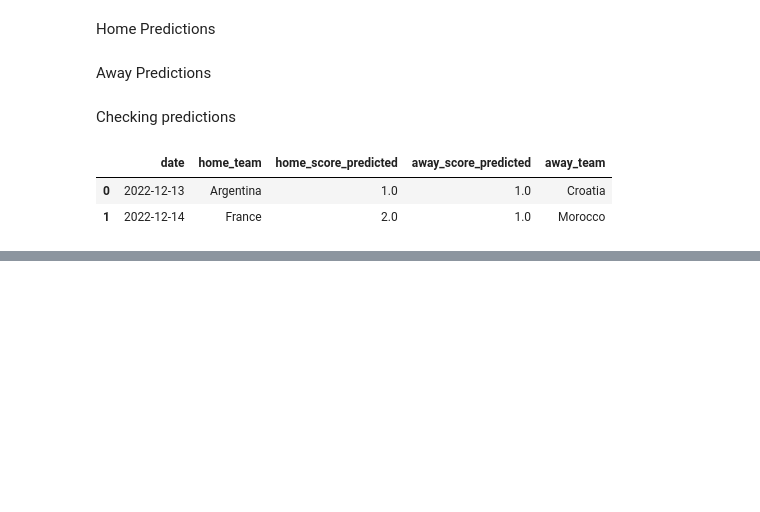
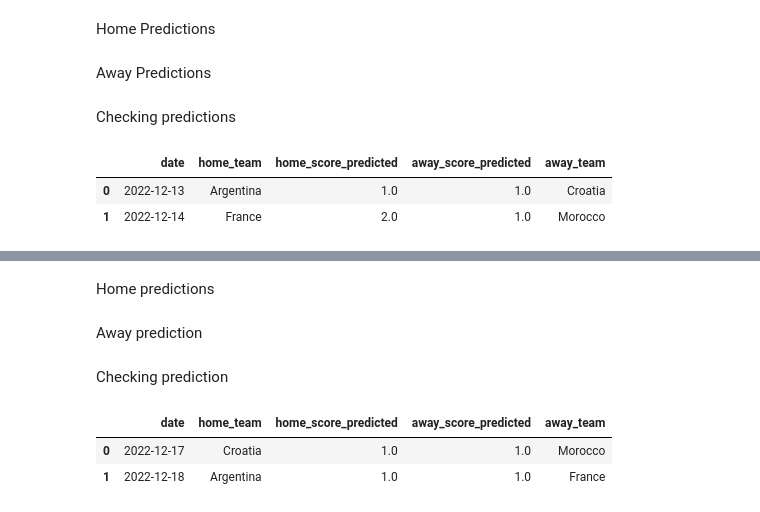
Before and after one commit to rafabandoni/world-cup-22-predict, a Jupyter notebook: predict_worldcup22.ipynb, the cells around one changed output, grey strips where cells are left out. Cells and saved outputs as stored; diff of their text form; code cells hidden in the pictures; blank space fills up the shorter version.

```diff
--- a/predict_worldcup22.ipynb
+++ b/predict_worldcup22.ipynb
@@ -920,0 +972,2 @@ matches_schedule_semifinals_predicted.to_csv('predicts/semifinals_predicts.csv',
+# %% [markdown]
+Home predictions
@@ -920,0 +1009,45 @@ matches_schedule_semifinals_predicted.to_csv('predicts/semifinals_predicts.csv',
+# %% [markdown]
+Away prediction
+# %%
+# one-hot encode the data using pandas get_dummies
+features = pd.get_dummies(
+    pd.concat([historical_results_world_cup,matches_schedule_finals]).reset_index(drop=True)
+    [['date', 'home_team', 'away_team', 'home_score', 'away_score',
+       'games', 'home_wins', 'home_looses', 'draws', 'home_rank',
+       'home_ranking_points', 'away_rank', 'away_ranking_points']]
+    )
+
+# labels are the values we want to predict
+train_labels = np.array(features.query('date < "2022-12-01"')['away_score'])
+
+# remove the labels from the features
+# axis 1 refers to the columns
+train_features = features.query('date < "2022-12-01"').drop('away_score', axis = 1).drop('date', axis = 1)
+# convert to numpy array
+train_features = np.array(train_features)
+
+test_labels = np.array(features.query('date >= "2022-12-01"')['away_score'])
+test_features = features.query('date >= "2022-12-01"').drop('away_score', axis = 1).drop('date', axis = 1)
+test_features = np.array(test_features)
+
+# instantiate model with 1000 decision trees
+rf = RandomForestRegressor(n_estimators = 1000, random_state = 42)
+
+# train the model on training data
+rf.fit(train_features, train_labels)
+
+# use the forest's predict method on the test data
+predictions = rf.predict(test_features)
+
+#adding predicts to df
+matches_schedule_finals_predicted = pd.merge(pd.DataFrame(predictions.round(0)), matches_schedule_finals_predicted, left_index=True, right_index=True)
+matches_schedule_finals_predicted.rename(columns={0 : "away_score_predicted"}, inplace=True)
+matches_schedule_finals_predicted = matches_schedule_finals_predicted[['date', 'home_team', 'home_score_predicted', 'away_score_predicted', 'away_team']]
+# %% [markdown]
+Checking prediction
+# %%
+matches_schedule_finals_predicted
+# %% [output]
+|  | date | home_team | home_score_predicted | away_score_predicted | away_team |
+| 0 | 2022-12-17 | Croatia | 1.0 | 1.0 | Morocco |
+| 1 | 2022-12-18 | Argentina | 1.0 | 1.0 | France |
```
Also changed, not shown: parts of 6 cells of this notebook, 1 other file.
